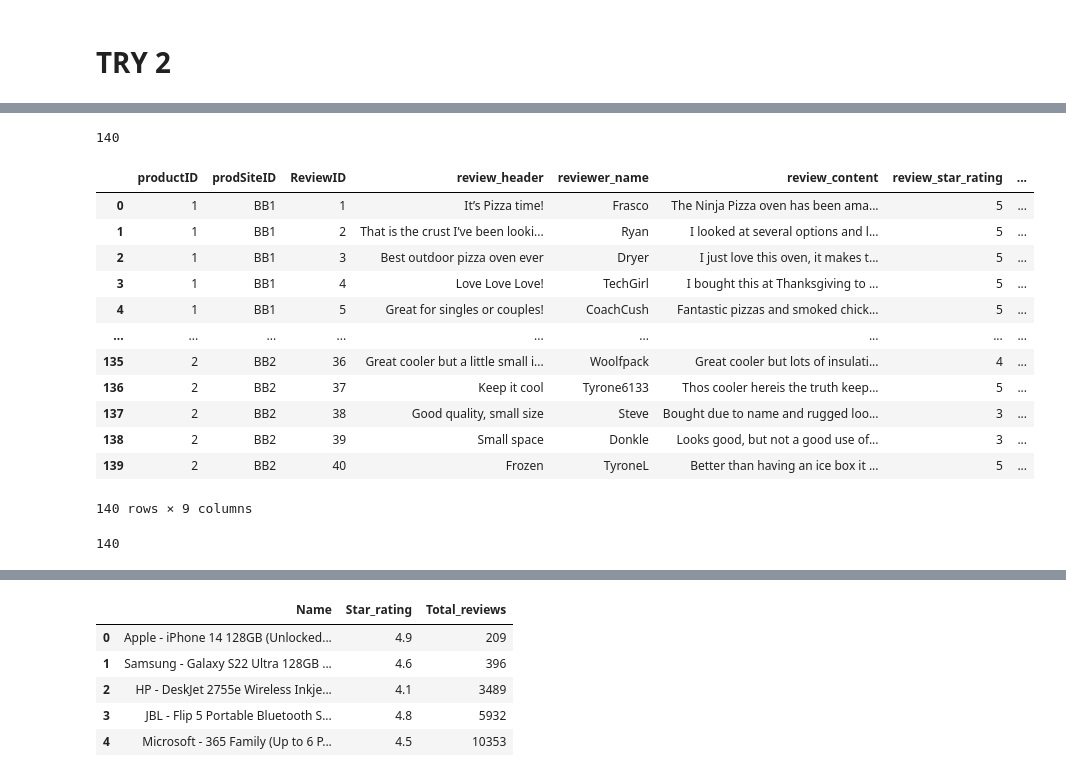
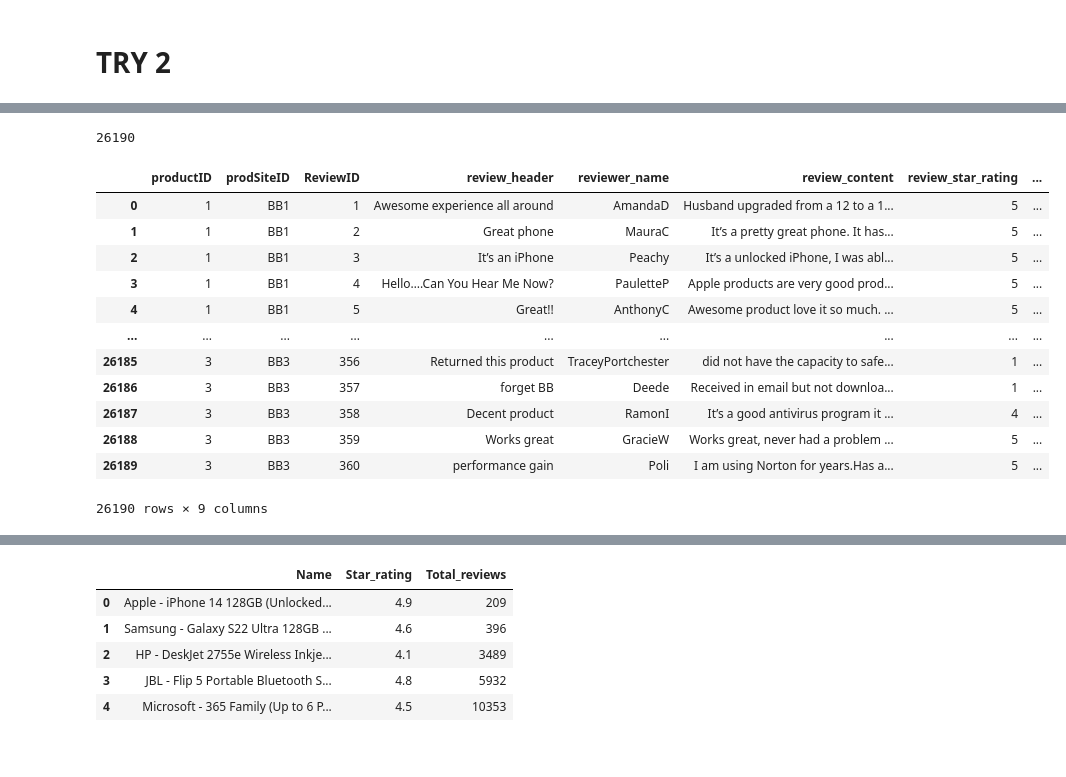
Before and after one commit to aneeshkhole/Perceived-Usefulness-of-online-customer-reviews, a Jupyter notebook: src/Bestbuy_parsing_test.ipynb, the cells around one changed output, grey strips where cells are left out. Drawn from its saved outputs; the diff is of its cells as text; code cells hidden in the pictures.

Commit message:
BB all data push

```diff
--- a/src/Bestbuy_parsing_test.ipynb
+++ b/src/Bestbuy_parsing_test.ipynb
@@ -24,15 +33,15 @@ urls = [#common
         # 'https://www.bestbuy.com/site/hamilton-beach-classic-4-slice-toaster-with-sure-toast-technology-stainless-steel/6518125.p?skuId=6518125',
         # 'https://www.bestbuy.com/site/razor-mx350-dirt-rocket-ebike-w-7-miles-max-operating-range-14-mph-max-speed-small-blue/3698469.p?skuId=3698469',
         # 'https://www.bestbuy.com/site/lg-65-class-c3-series-oled-4k-uhd-smart-webos-tv/6535929.p?skuId=6535929',
-        # 'https://www.bestbuy.com/site/ge-1-4-cu-ft-mid-size-microwave-black/3180025.p?skuId=3180025',
+        # NO LONGER AVAILABLE ON BESTBUY 'https://www.bestbuy.com/site/ge-1-4-cu-ft-mid-size-microwave-black/3180025.p?skuId=3180025',
         # 'https://www.bestbuy.com/site/apple-iphone-13-5g-128gb-unlocked-midnight/6417788.p?skuId=6417788',
         # 'https://www.bestbuy.com/site/hogwarts-legacy-standard-edition-xbox-series-x/6502627.p?skuId=6502627',
         # 'https://www.bestbuy.com/site/star-wars-jedi-survivor-standard-edition-playstation-5/6528657.p?skuId=6528657',
-        'https://www.bestbuy.com/site/ninja-woodfire-pizza-oven-8-in-1-outdoor-oven-5-pizza-settings-700f-smoker-woodfire-technology-electric-terracotta-red/6548901.p?skuId=6548901',
-        'https://www.bestbuy.com/site/igloo-imx-24-quart-cooler-gray/6523836.p?skuId=6523836'
+        # 'https://www.bestbuy.com/site/ninja-woodfire-pizza-oven-8-in-1-outdoor-oven-5-pizza-settings-700f-smoker-woodfire-technology-electric-terracotta-red/6548901.p?skuId=6548901',
+        'https://www.bestbuy.com/site/igloo-imx-24-quart-cooler-gray/6523836.p?skuId=6523836',
         #BB exclusive
-        # 'https://www.bestbuy.com/site/mcafee-total-protection-5-device-antivirus-internet-security-software-1-year-subscription-android-apple-ios-chrome-mac-os-windows-digital/6517326.p?skuId=6517326',
-        # 'https://www.bestbuy.com/site/norton-360-deluxe-5-device-antivirus-internet-security-software-vpn-dark-web-monitoring-1-year-subscription-android-mac-os-windows-apple-ios-digital/6346690.p?skuId=6346690',
+        'https://www.bestbuy.com/site/mcafee-total-protection-5-device-antivirus-internet-security-software-1-year-subscription-android-apple-ios-chrome-mac-os-windows-digital/6517326.p?skuId=6517326',
+        'https://www.bestbuy.com/site/norton-360-deluxe-5-device-antivirus-internet-security-software-vpn-dark-web-monitoring-1-year-subscription-android-mac-os-windows-apple-ios-digital/6346690.p?skuId=6346690',
         ]
 
 s = Service(executable_path='D:\CU Boulder - Data Science\Spring 2024\Data Mining\chromedriver.exe')
@@ -123,11 +132,11 @@ for idx,url in enumerate(urls):
             # Helpfulness votes
             review_helpful_votes = i.find('button',class_='c-button c-button-outline c-button-sm helpfulness-button no-margin-l').text.split('(')[1].split(')')[0]
 
-            review_info['reviewer_name'] = reviewer_name#i.find('div', class_='ugc-author v-fw-medium body-copy-lg').text
-            review_info['review_title'] = review_title#i.find('h4',class_='c-section-title review-title heading-5 v-fw-medium').text
-            review_info['review_star_rating']=review_star_rating #i.find('h4',class_='c-section-title review-title heading-5 v-fw-medium').text
-            review_info['review_content'] = review_content #i.find('p', class_='pre-white-space').text
-            review_info['review_helpful_votes'] = review_helpful_votes #i.find('button',class_='c-button c-button-outline c-button-sm helpfulness-button no-margin-l').text.split('(')[1].split(')')[0]
+            # review_info['reviewer_name'] = reviewer_name#i.find('div', class_='ugc-author v-fw-medium body-copy-lg').text
+            # review_info['review_title'] = review_title#i.find('h4',class_='c-section-title review-title heading-5 v-fw-medium').text
+            # review_info['review_star_rating']=review_star_rating #i.find('h4',class_='c-section-title review-title heading-5 v-fw-medium').text
+            # review_info['review_content'] = review_content #i.find('p', class_='pre-white-space').text
+            # review_info['review_helpful_votes'] = review_helpful_votes #i.find('button',class_='c-button c-button-outline c-button-sm helpfulness-button no-margin-l').text.split('(')[1].split(')')[0]
 
             # Reviewer_name_lst.append(reviewer_name)
             # Review_title_lst.append(review_title)
@@ -148,5 +157,5 @@ for idx,url in enumerate(urls):
 
         next_page_buton = driver.find_element(By.XPATH,"//a[@data-track='Page next']")
         next_page_buton.click()
-
+    print(f"{url}done")
     driver.quit()
@@ -179,37 +222,33 @@ df_products
 # %%
 len(Global_Review_title_lst)
 # %% [output]
-140
+26190
 # %%
 review_data = {
     'productID': Global_product_id,
     'prodSiteID': Global_product_site_id,
     'ReviewID': Global_review_ID,
     'review_header':Global_Review_title_lst,
     'reviewer_name':Global_Reviewer_name_lst,
     'review_content':Global_Review_content_lst,
     'review_star_rating':Global_Reviewer_star_rating_lst,
     'review_helpful_votes':Global_Helpfulness_votes_lst,
     'verified_purchase' : Global_verified_purchase
 }
 
-df_review = pd.DataFrame(review_data)
-df_review
+df_review1 = pd.DataFrame(review_data)
+df_review1
 # %% [output]
 |  | productID | prodSiteID | ReviewID | review_header | reviewer_name | review_content | review_star_rating | ... |
-| 0 | 1 | BB1 | 1 | It’s Pizza time! | Frasco | The Ninja Pizza oven has been ama... | 5 | ... |
-| 1 | 1 | BB1 | 2 | That is the crust I’ve been looki... | Ryan | I looked at several options and l... | 5 | ... |
-| 2 | 1 | BB1 | 3 | Best outdoor pizza oven ever | Dryer | I just love this oven, it makes t... | 5 | ... |
-| 3 | 1 | BB1 | 4 | Love Love Love! | TechGirl | I bought this at Thanksgiving to ... | 5 | ... |
-| 4 | 1 | BB1 | 5 | Great for singles or couples! | CoachCush | Fantastic pizzas and smoked chick... | 5 | ... |
+| 0 | 1 | BB1 | 1 | Awesome experience all around | AmandaD | Husband upgraded from a 12 to a 1... | 5 | ... |
+| 1 | 1 | BB1 | 2 | Great phone | MauraC | It’s a pretty great phone. It has... | 5 | ... |
+| 2 | 1 | BB1 | 3 | It’s an iPhone | Peachy | It’s a unlocked iPhone, I was abl... | 5 | ... |
+| 3 | 1 | BB1 | 4 | Hello….Can You Hear Me Now? | PauletteP | Apple products are very good prod... | 5 | ... |
+| 4 | 1 | BB1 | 5 | Great!! | AnthonyC | Awesome product love it so much. ... | 5 | ... |
 | ... | ... | ... | ... | ... | ... | ... | ... | ... |
-| 135 | 2 | BB2 | 36 | Great cooler but a little small i... | Woolfpack | Great cooler but lots of insulati... | 4 | ... |
-| 136 | 2 | BB2 | 37 | Keep it cool | Tyrone6133 | Thos cooler hereis the truth keep... | 5 | ... |
-| 137 | 2 | BB2 | 38 | Good quality, small size | Steve | Bought due to name and rugged loo... | 3 | ... |
-| 138 | 2 | BB2 | 39 | Small space | Donkle | Looks good, but not a good use of... | 3 | ... |
-| 139 | 2 | BB2 | 40 | Frozen | TyroneL | Better than having an ice box it ... | 5 | ... |
+| 26185 | 3 | BB3 | 356 | Returned this product | TraceyPortchester | did not have the capacity to safe... | 1 | ... |
+| 26186 | 3 | BB3 | 357 | forget BB | Deede | Received in email but not downloa... | 1 | ... |
+| 26187 | 3 | BB3 | 358 | Decent product | RamonI | It’s a good antivirus program it ... | 4 | ... |
+| 26188 | 3 | BB3 | 359 | Works great | GracieW | Works great, never had a problem ... | 5 | ... |
+| 26189 | 3 | BB3 | 360 | performance gain | Poli | I am using Norton for years.Has a... | 5 | ... |
-140 rows × 9 columns
+26190 rows × 9 columns
-# %%
-len(df_review)
-# %% [output]
-140
```
Also changed, not shown: parts of 17 cells of this notebook, 31 other files.
